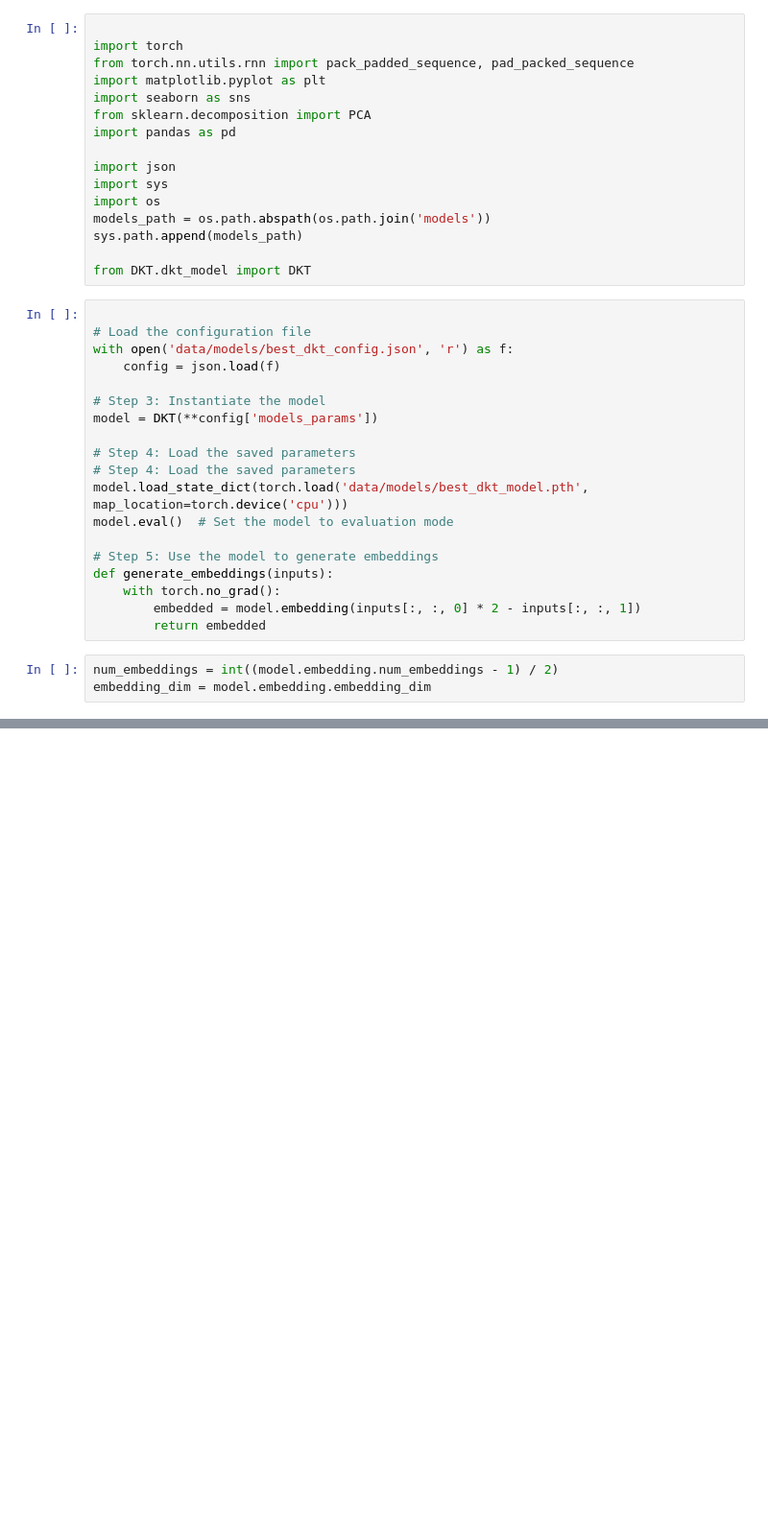
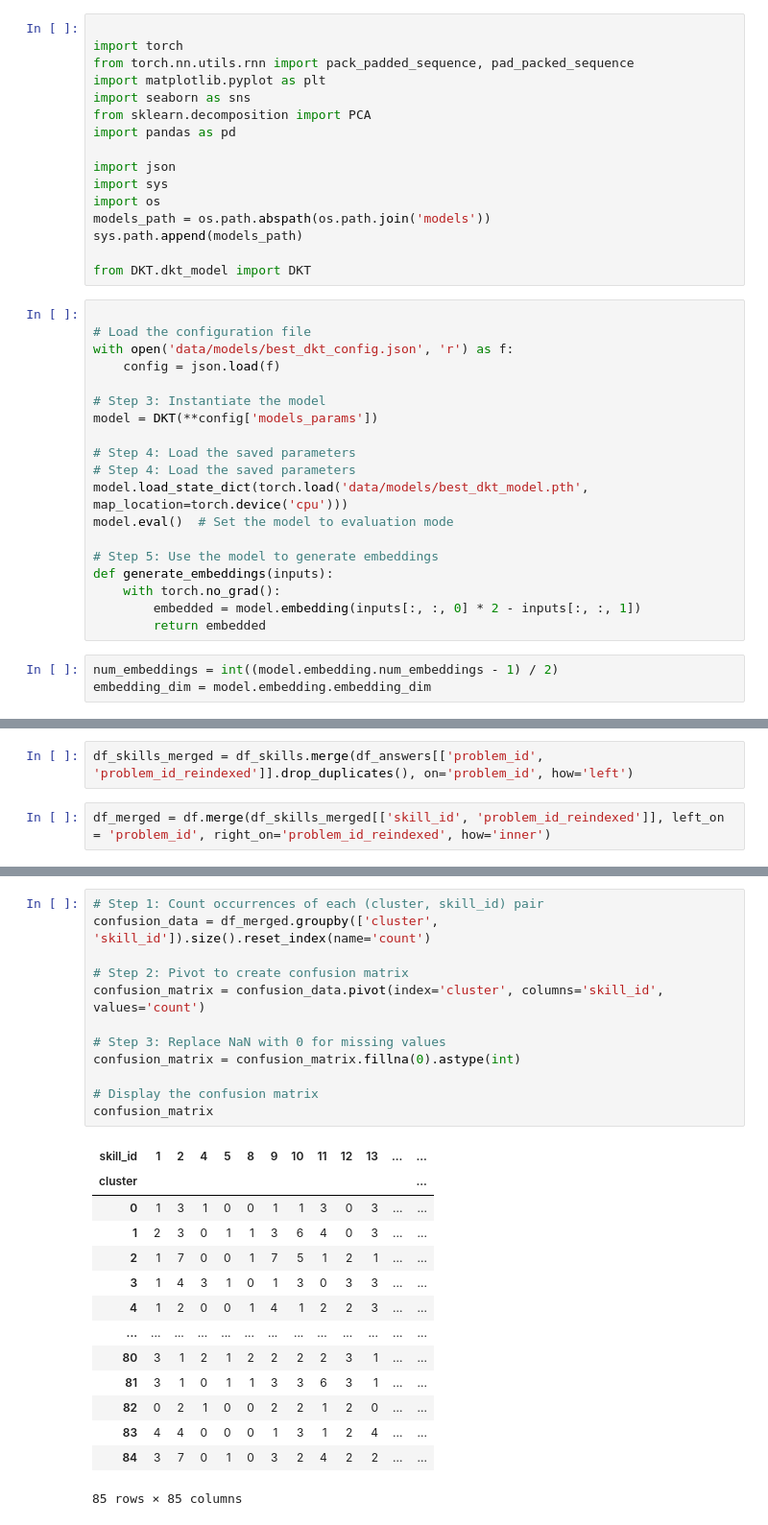
Before and after one commit to botond0401/personalized-education, a Jupyter notebook: notebooks/embeddings.ipynb, the cells around one changed output, grey strips where cells are left out. Shown at 96% size. Cells and saved outputs as stored; diff of their text form; blank space fills up the shorter version.

```diff
--- a/notebooks/embeddings.ipynb
+++ b/notebooks/embeddings.ipynb
@@ -77,0 +97,4 @@ print(df.head())  # Print the first few rows to check the structure
+# %%
+df_skills_merged = df_skills.merge(df_answers[['problem_id', 'problem_id_reindexed']].drop_duplicates(), on='problem_id', how='left')
+# %%
+df_merged = df.merge(df_skills_merged[['skill_id', 'problem_id_reindexed']], left_on = 'problem_id', right_on='problem_id_reindexed', how='inner')
@@ -77,0 +118,27 @@ print(df.head())  # Print the first few rows to check the structure
+# %%
+# Step 1: Count occurrences of each (cluster, skill_id) pair
+confusion_data = df_merged.groupby(['cluster', 'skill_id']).size().reset_index(name='count')
+
+# Step 2: Pivot to create confusion matrix
+confusion_matrix = confusion_data.pivot(index='cluster', columns='skill_id', values='count')
+
+# Step 3: Replace NaN with 0 for missing values
+confusion_matrix = confusion_matrix.fillna(0).astype(int)
+
+# Display the confusion matrix
+confusion_matrix
+# %% [output]
+| skill_id | 1 | 2 | 4 | 5 | 8 | 9 | 10 | 11 | 12 | 13 | ... | ... |
+| cluster |  |  |  |  |  |  |  |  |  |  |  | ... |
+| 0 | 1 | 3 | 1 | 0 | 0 | 1 | 1 | 3 | 0 | 3 | ... | ... |
+| 1 | 2 | 3 | 0 | 1 | 1 | 3 | 6 | 4 | 0 | 3 | ... | ... |
+| 2 | 1 | 7 | 0 | 0 | 1 | 7 | 5 | 1 | 2 | 1 | ... | ... |
+| 3 | 1 | 4 | 3 | 1 | 0 | 1 | 3 | 0 | 3 | 3 | ... | ... |
+| 4 | 1 | 2 | 0 | 0 | 1 | 4 | 1 | 2 | 2 | 3 | ... | ... |
+| ... | ... | ... | ... | ... | ... | ... | ... | ... | ... | ... | ... | ... |
+| 80 | 3 | 1 | 2 | 1 | 2 | 2 | 2 | 2 | 3 | 1 | ... | ... |
+| 81 | 3 | 1 | 0 | 1 | 1 | 3 | 3 | 6 | 3 | 1 | ... | ... |
+| 82 | 0 | 2 | 1 | 0 | 0 | 2 | 2 | 1 | 2 | 0 | ... | ... |
+| 83 | 4 | 4 | 0 | 0 | 0 | 1 | 3 | 1 | 2 | 4 | ... | ... |
+| 84 | 3 | 7 | 0 | 1 | 0 | 3 | 2 | 4 | 2 | 2 | ... | ... |
+85 rows × 85 columns
```
Also changed, not shown: parts of 9 cells of this notebook, 1 other file.
